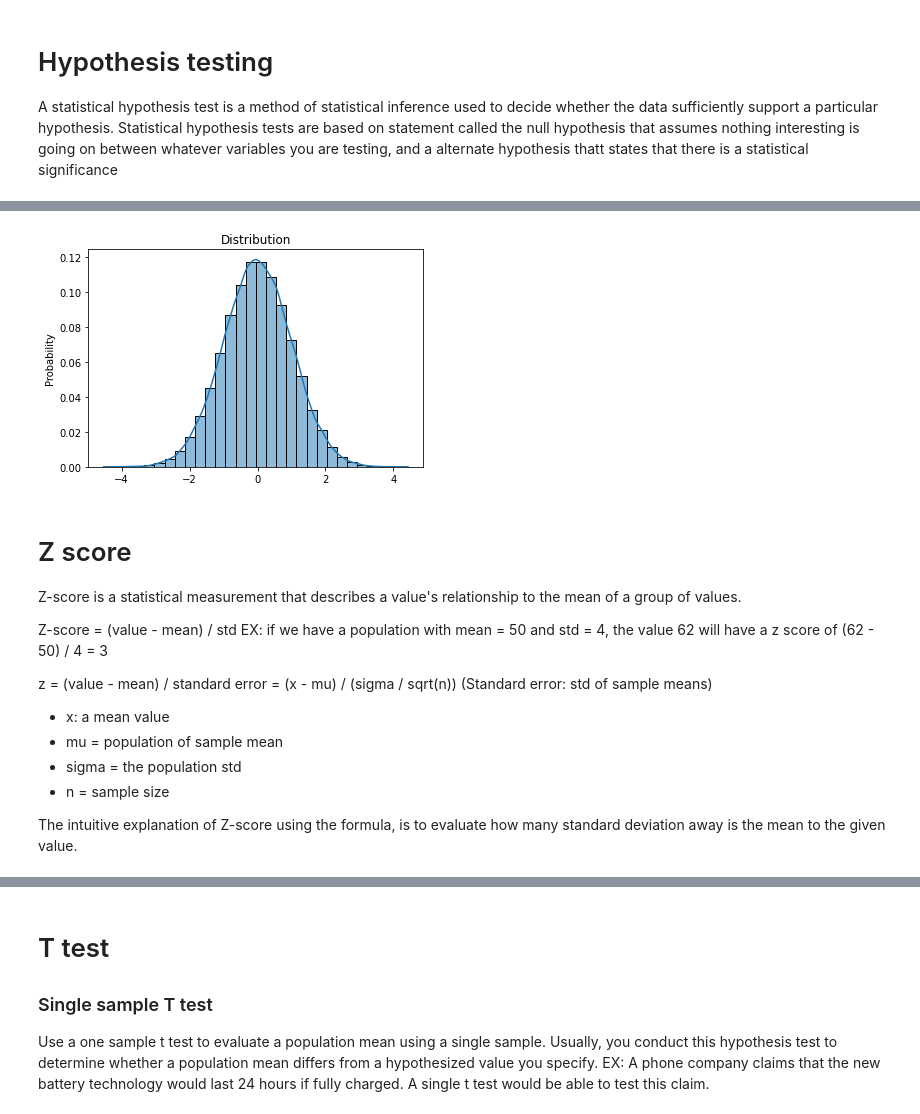
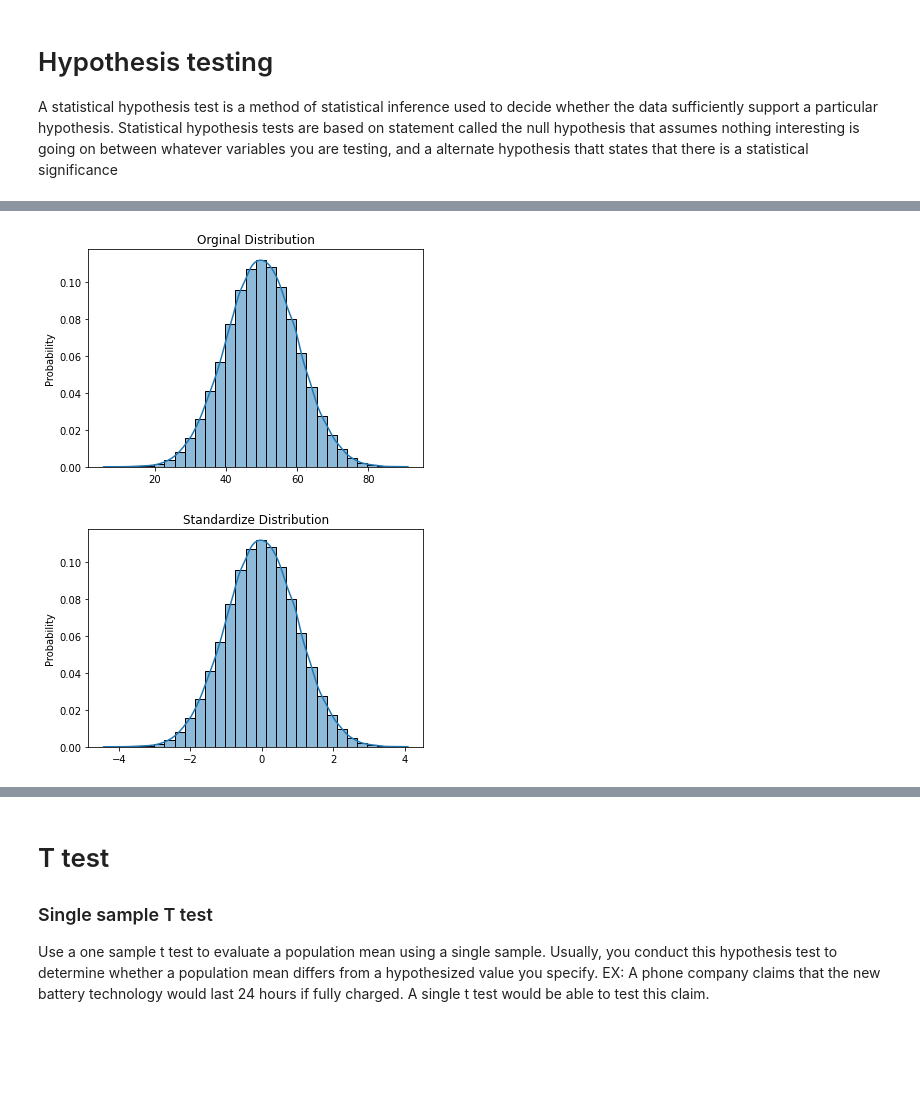
Before and after one commit to chris199713/Hypothesis_test, a Jupyter notebook: Hypothesis_testing.ipynb, the cells around one changed output, grey strips where cells are left out. Drawn from its saved outputs; the diff is of its cells as text; code cells hidden in the pictures; blank space fills up the shorter version.

```diff
--- a/Hypothesis_testing.ipynb
+++ b/Hypothesis_testing.ipynb
@@ -61,27 +85,19 @@ Any normal distribution can be standardized by converting its values into z scor
 # %%
-data = np.random.normal(0, 1, 100000)
+data = np.random.normal(50, 10, 100000)
 
 sns.histplot(data, bins=30, kde=True, stat='probability')
 
-plt.title("Distribution")
+plt.title("Orginal Distribution")
 
 plt.show()
+
+standardize_data = (data - data.mean())/data.std()
+sns.histplot(standardize_data, bins=30, kde=True, stat='probability')
+plt.title("Standardize Distribution")
+
+plt.show()
 # %% [output]
-[figure, old version]
+[figure, new version]
+[figure, added]
-# %% [markdown]
-# Z score
-Z-score is a statistical measurement that describes a value's relationship to the mean of a group of values.
-
-Z-score = (value - mean) / std
-EX: if we have a population with mean = 50 and std = 4, the value 62 will have a z score of
-(62 - 50) / 4 = 3
-
-z = (value - mean) / standard error = (x - mu) / (sigma / sqrt(n))      (Standard error: std of sample means)
-- x: a mean value
-- mu = population of sample mean
-- sigma = the population std
-- n = sample size
-
-The intuitive explanation of  Z-score using the formula, is to evaluate how many standard deviation away is the mean to the given value.
 # %% [markdown]
 # Putting it all together
```
Also changed, not shown: parts of 10 cells of this notebook.
